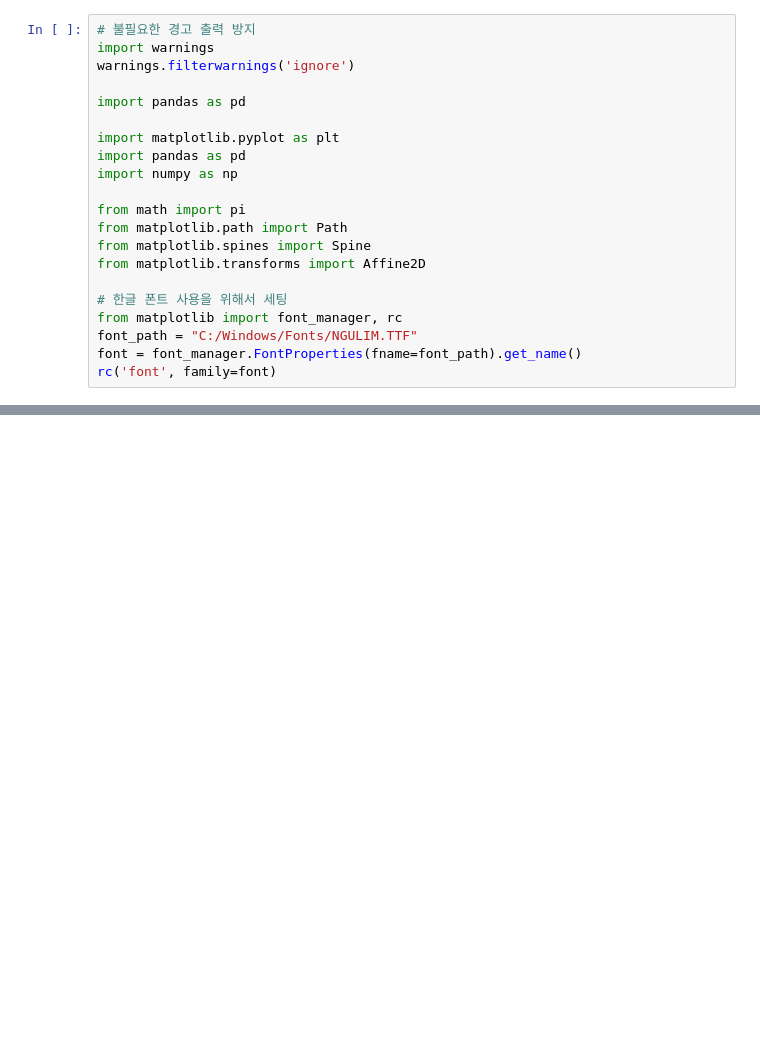
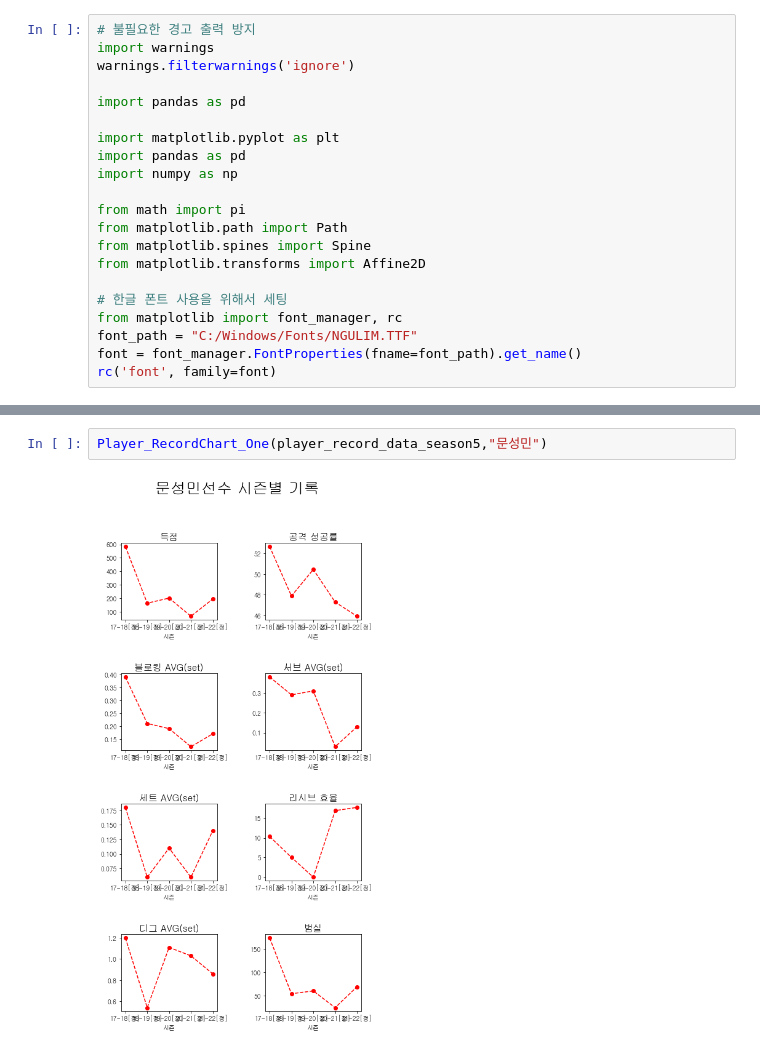
Before and after one commit to lwg1421/KOVO_project, a Jupyter notebook: visualization/player_RecordChart.ipynb, the cells around one changed output, grey strips where cells are left out. Saved outputs shown, nothing was run; the diff lists cells and outputs as text; blank space fills up the shorter version.

```diff
--- a/visualization/player_RecordChart.ipynb
+++ b/visualization/player_RecordChart.ipynb
@@ -241,0 +192,4 @@ Text(0.5, 1.0, '블로킹 AVG(set)')
+# %%
+Player_RecordChart_One(player_record_data_season5,"문성민")
+# %% [output]
+[figure, added]
```
Also changed, not shown: parts of 23 cells of this notebook, 2 other files.
